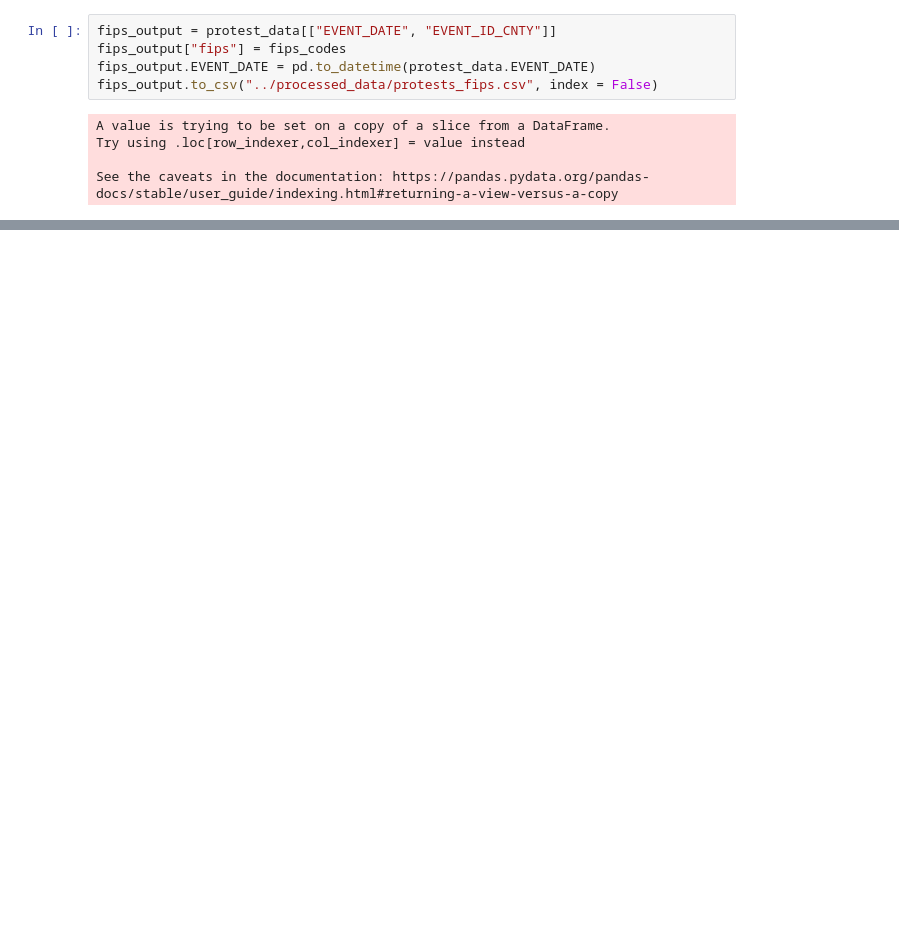
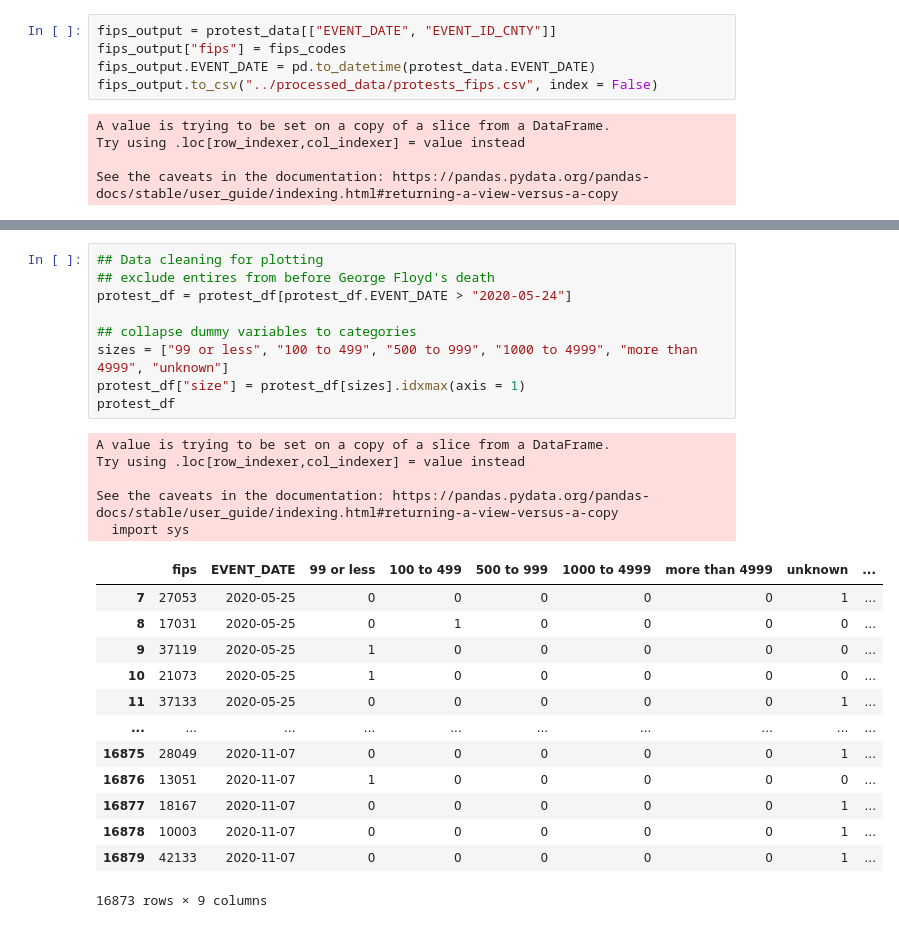
Before and after one commit to MichaelYinGH/ac209project, a Jupyter notebook: notebooks/protest_data.ipynb, the cells around one changed output, grey strips where cells are left out. Drawn from its saved outputs; the diff is of its cells as text; blank space fills up the shorter version.

```diff
--- a/notebooks/protest_data.ipynb
+++ b/notebooks/protest_data.ipynb
@@ -248,0 +255,28 @@ See the caveats in the documentation: https://pandas.pydata.org/pandas-docs/stab
+# %%
+## Data cleaning for plotting
+## exclude entires from before George Floyd's death
+protest_df = protest_df[protest_df.EVENT_DATE > "2020-05-24"]
+
+## collapse dummy variables to categories
+sizes = ["99 or less", "100 to 499", "500 to 999", "1000 to 4999", "more than 4999", "unknown"]
+protest_df["size"] = protest_df[sizes].idxmax(axis = 1)
+protest_df
+# %% [output]
+A value is trying to be set on a copy of a slice from a DataFrame.
+Try using .loc[row_indexer,col_indexer] = value instead
+
+See the caveats in the documentation: https://pandas.pydata.org/pandas-docs/stable/user_guide/indexing.html#returning-a-view-versus-a-copy
+  import sys
+|  | fips | EVENT_DATE | 99 or less | 100 to 499 | 500 to 999 | 1000 to 4999 | more than 4999 | unknown | ... |
+| 7 | 27053 | 2020-05-25 | 0 | 0 | 0 | 0 | 0 | 1 | ... |
+| 8 | 17031 | 2020-05-25 | 0 | 1 | 0 | 0 | 0 | 0 | ... |
+| 9 | 37119 | 2020-05-25 | 1 | 0 | 0 | 0 | 0 | 0 | ... |
+| 10 | 21073 | 2020-05-25 | 1 | 0 | 0 | 0 | 0 | 0 | ... |
+| 11 | 37133 | 2020-05-25 | 0 | 0 | 0 | 0 | 0 | 1 | ... |
+| ... | ... | ... | ... | ... | ... | ... | ... | ... | ... |
+| 16875 | 28049 | 2020-11-07 | 0 | 0 | 0 | 0 | 0 | 1 | ... |
+| 16876 | 13051 | 2020-11-07 | 1 | 0 | 0 | 0 | 0 | 0 | ... |
+| 16877 | 18167 | 2020-11-07 | 0 | 0 | 0 | 0 | 0 | 1 | ... |
+| 16878 | 10003 | 2020-11-07 | 0 | 0 | 0 | 0 | 0 | 1 | ... |
+| 16879 | 42133 | 2020-11-07 | 0 | 0 | 0 | 0 | 0 | 1 | ... |
+16873 rows × 9 columns
```
Also changed, not shown: parts of 19 cells of this notebook.
